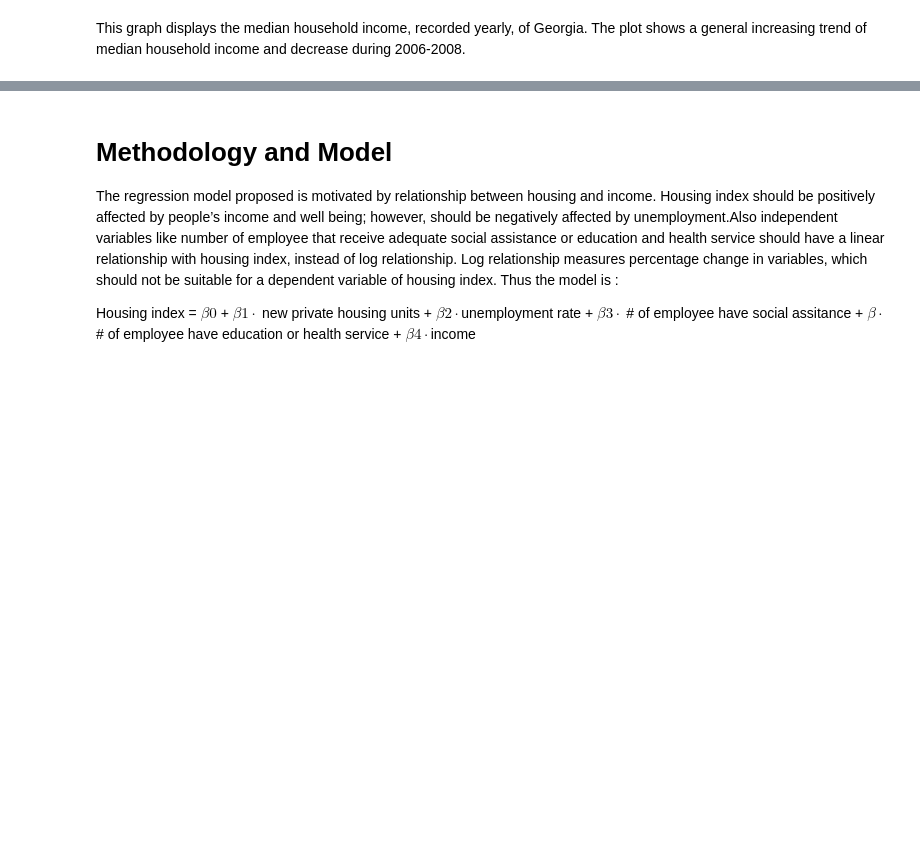
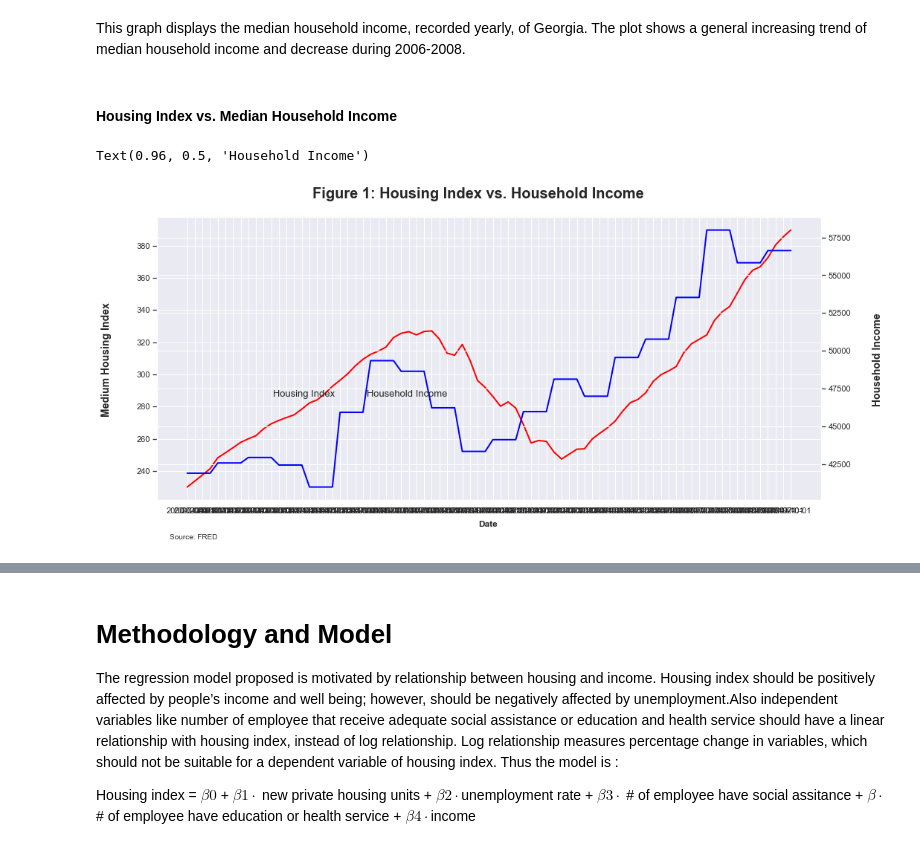
Before and after one commit to GarfieldLeo/Econ320Project, a Jupyter notebook: project1_0.ipynb, the cells around one changed output, grey strips where cells are left out. Cells and saved outputs as stored; diff of their text form; code cells hidden in the pictures; blank space fills up the shorter version.

```diff
--- a/project1_0.ipynb
+++ b/project1_0.ipynb
@@ -143,3 +217,24 @@ Text(0.06, 0.5, 'Household Income')
 [figure]
 # %% [markdown]
 This graph displays the median household income, recorded yearly, of Georgia. The plot shows a general increasing trend of median household income and decrease during 2006-2008.
+# %% [markdown]
+#### Housing Index vs. Median Household Income
+# %%
+sns.set_theme(style="darkgrid")
+fig, ax = plt.subplots(figsize = (16, 7))
+ax.plot(house.DATE, house['Housing Index'], linewidth = 2, c = 'red')
+
+fig.text(0.06, 0.5, "Medium Housing Index", va = 'center', weight = 'bold', fontsize = 14, rotation = 'vertical')
+fig.text(0.50, 0.06, 'Date', va = 'center', weight = 'bold', fontsize = 12)
+fig.suptitle("Figure 1: Housing Index vs. Household Income", weight = 'bold', fontsize = 20, y = 0.96)
+fig.text(0.14, 0.02, 'Source: FRED', fontsize = 10, weight = 'normal')
+
+fig.text(0.26, 0.40, "Housing Index",  weight = 'normal', fontsize = 13)
+fig.text(0.37, 0.40, "Household Income",  weight = 'normal', fontsize = 13)
+
+ax2= ax.twinx()
+ax2.plot(house.DATE, house['Median Household Income'], linewidth = 2, c = 'blue')
+fig.text(0.96, 0.5, "Household Income", va = 'center', weight = 'bold', fontsize = 14, rotation = 'vertical')
+# %% [output]
+Text(0.96, 0.5, 'Household Income')
+[figure, added]
```
Also changed, not shown: parts of 11 cells of this notebook.
